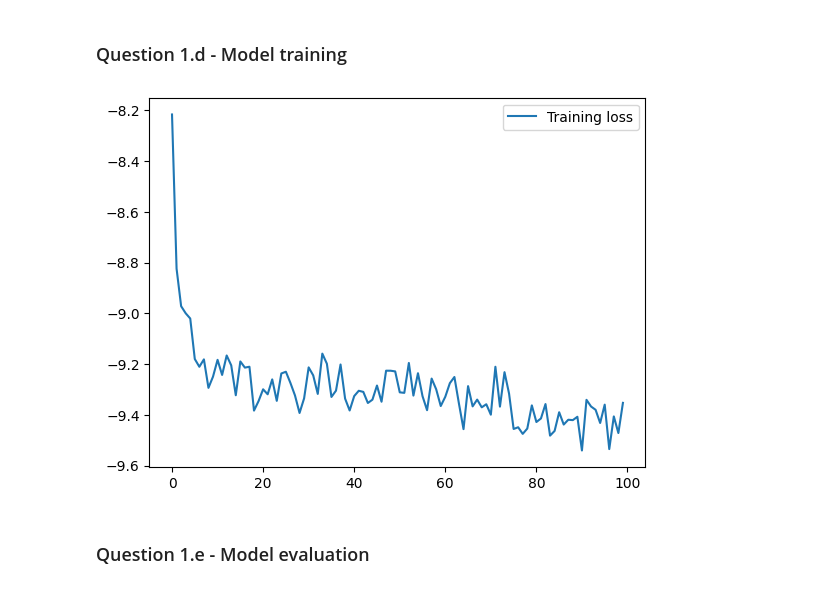
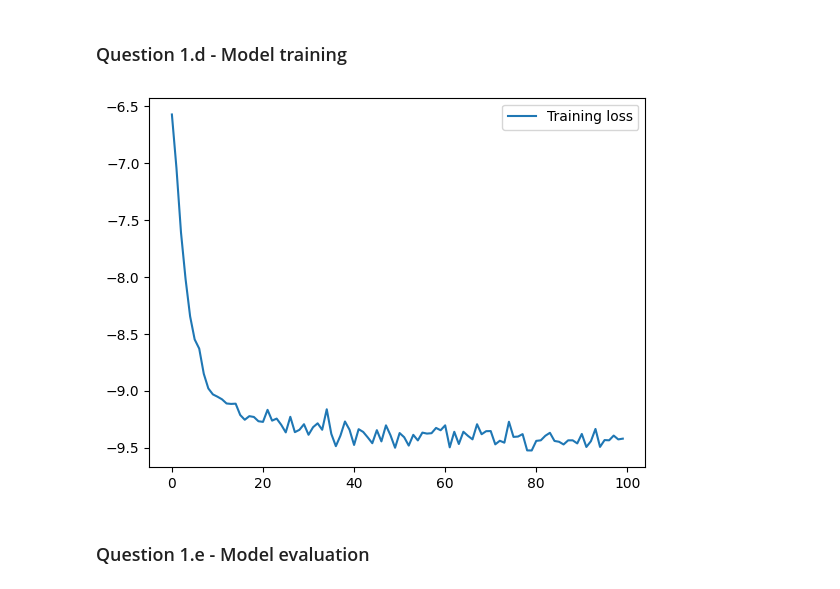
Before and after one commit to njohnson433/Machine-Learning-in-Finance-Insurance-HS25, a Jupyter notebook: project_3/template3.ipynb, the cells around one changed output. Cells and saved outputs as stored; diff of their text form; code cells hidden in the pictures.

Commit message:
working version finished up until 1f. Version with AdamW optimizer and lr = 0.001. Very close to analytical solution

```diff
--- a/project_3/template3.ipynb
+++ b/project_3/template3.ipynb
@@ -116,12 +116,12 @@ rn_price = call_value(train[:, 0], 0.0)
 
 # Define training hyperparameters
 n_epochs = 100
-lr = 1e-2 # learning rate
+lr = 1e-3 # learning rate
 batch_size = 1000
 milestones = [75]
 
 # Instantiate an optimizer (i.e. a (Stochastic) Gradient Descent algorithm)
-optimizer = torch.optim.Adam(networks.parameters(), lr=lr)
+optimizer = torch.optim.AdamW(networks.parameters(), lr=lr)
 
 # Instantiate a scheduler to decrease the learning rate during training according to a pre-defined rule
 scheduler = torch.optim.lr_scheduler.MultiStepLR(optimizer, milestones=milestones, gamma=0.1)
@@ -131,14 +131,15 @@ loader = DataLoader(dataset_train, batch_size=batch_size, shuffle=True)
 
 ### Training
 
+# Computes ∑ H_tj(S_tj) * (S_{t_{j+1}} - S_{t_j})
 def hedge_sum(networks, S):
-    # Computes ∑ H_tj(S_tj) * (S_{t_{j+1}} - S_{t_j})
     hedge = torch.zeros(S.shape[0])
     for j, net in enumerate(networks):
         Hj = net(S[:, j].unsqueeze(1)).squeeze()  # Hedge ratio for all paths
         hedge += Hj * (S[:, j+1] - S[:, j])
     return hedge
 
+# computes loss function
 def loss_fn(networks,S,rn_price):
     payoff = call_payoff(S[:,-1])
     hedge_val = hedge_sum(networks,S)
@@ -148,34 +149,34 @@ def loss_fn(networks,S,rn_price):
 losses = torch.empty(n_epochs)
 training_loop = tqdm(range(n_epochs))
 
 for epoch in training_loop:
 
     # At each epoch iterate over batches
     for (batch,) in loader:
         # compute training loss on batch
         loss = loss_fn(networks, batch, rn_price.mean())
         # compute gradient of training loss wrt parameters
         loss.backward()
         # do one gradient step
         optimizer.step()
         # reset the computational graph
         optimizer.zero_grad()
 
 
     # Print loss in the progression bar
     training_loop.set_postfix(loss = loss.item())
 
     # decrease learning rate according to scheduler's settings
     scheduler.step()
 
     # save training loss for plotting
     losses[epoch] = loss.item()
 
 plt.plot(torch.log(losses), label='Training loss')
 plt.legend()
 plt.show()
 # %% [output]
-[figure, old version]
+[figure, new version]
 # %% [markdown]
 ### Question 1.e - Model evaluation
 # %%
```
Also changed, not shown: parts of 3 cells of this notebook, 1 other file.
